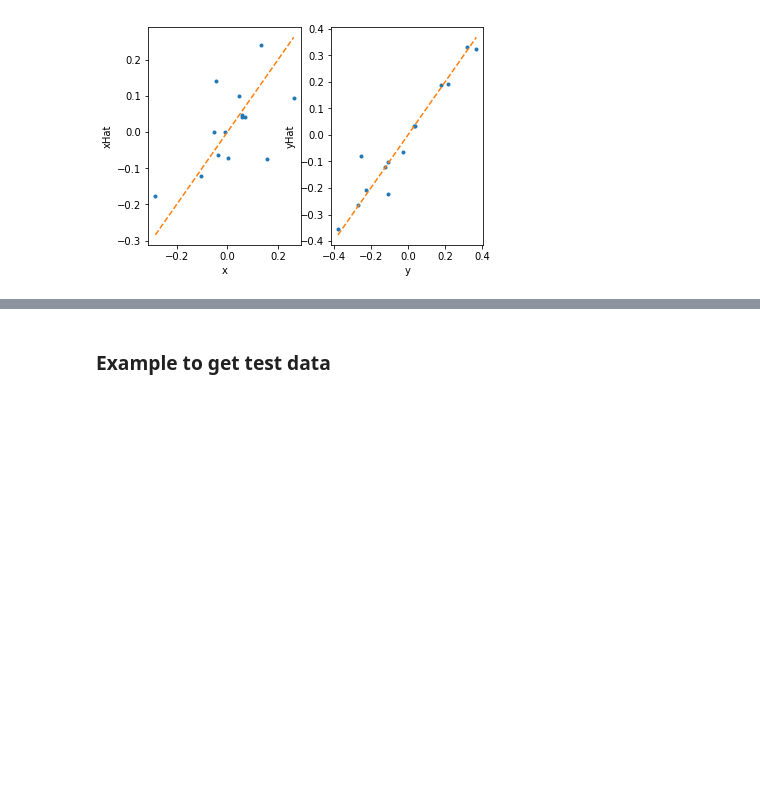
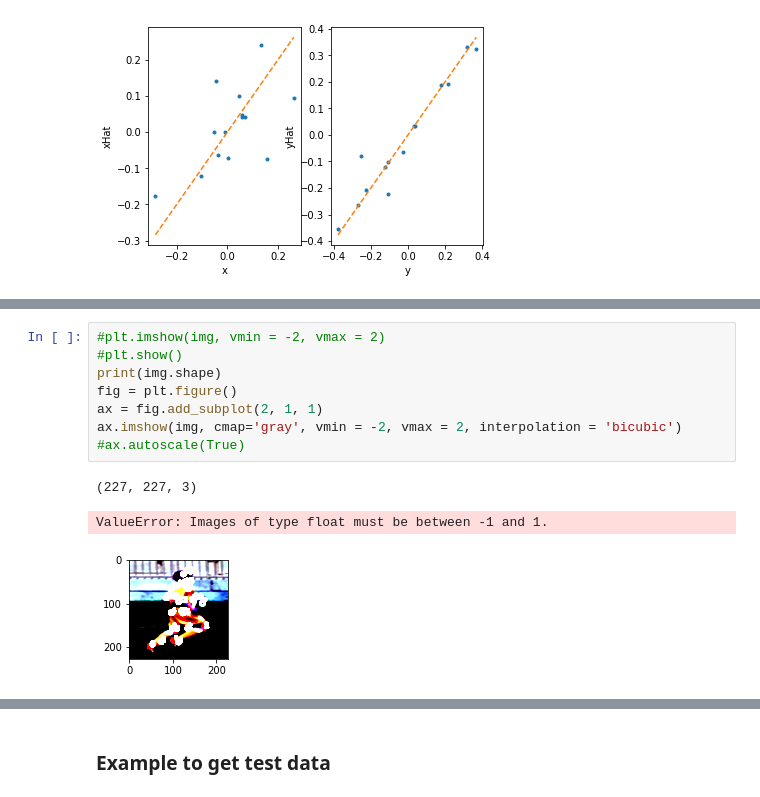
Before and after one commit to ys7yoo/deeppose_tf, a Jupyter notebook: testLSP.ipynb, the cells around one changed output, grey strips where cells are left out. Drawn from its saved outputs; the diff is of its cells as text; blank space fills up the shorter version.

```diff
--- a/testLSP.ipynb
+++ b/testLSP.ipynb
@@ -356,0 +469,12 @@ array([[ 1.22693833e-04,  3.31883490e-01],
+# %%
+#plt.imshow(img, vmin = -2, vmax = 2)
+#plt.show()
+print(img.shape)
+fig = plt.figure()
+ax = fig.add_subplot(2, 1, 1)
+ax.imshow(img, cmap='gray', vmin = -2, vmax = 2, interpolation = 'bicubic')
+#ax.autoscale(True)
+# %% [output]
+(227, 227, 3)
+ValueError: Images of type float must be between -1 and 1.
+[figure, added]
```
Also changed, not shown: parts of 9 cells of this notebook.
